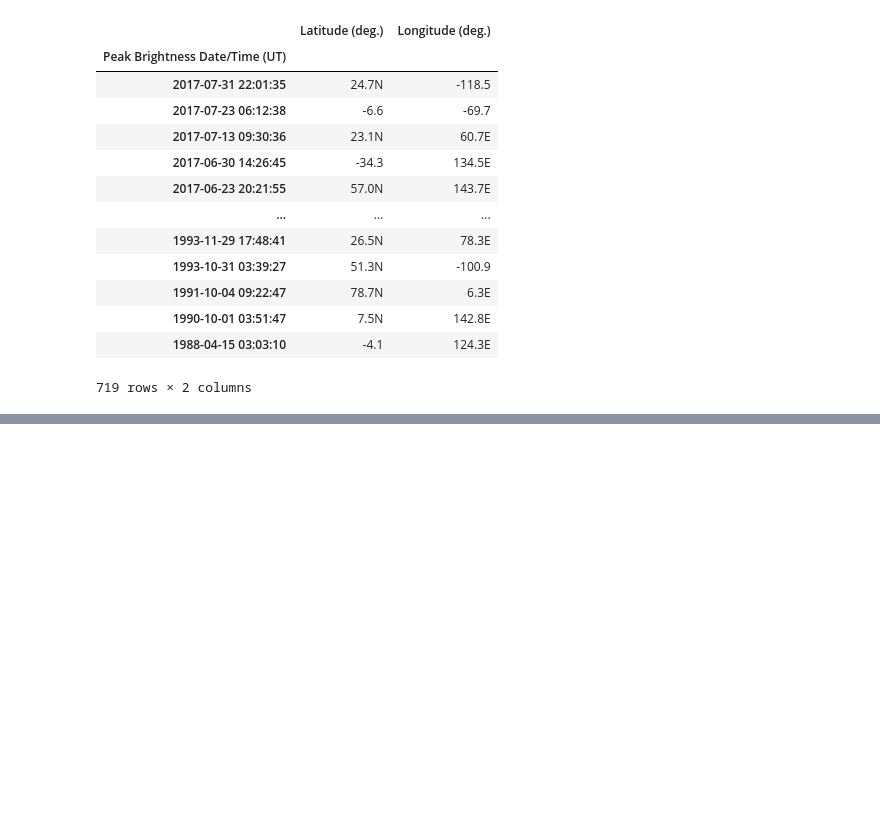
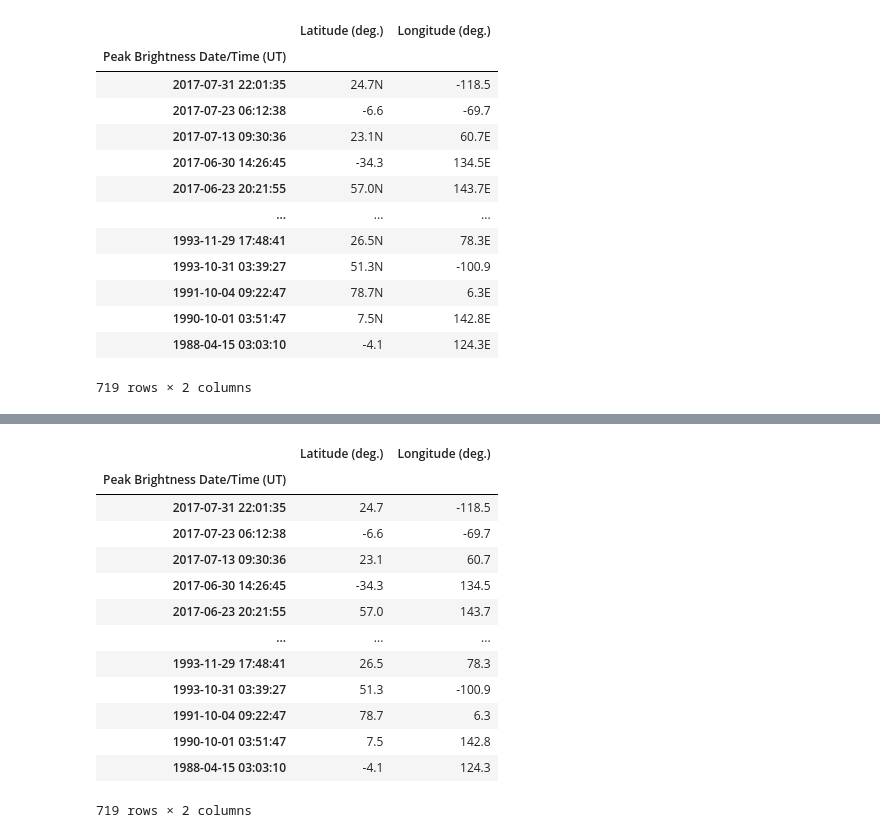
Before and after one commit to rromang/ETL-Project, a Jupyter notebook: Datasets/fireball.ipynb, the cells around one changed output, grey strips where cells are left out. Drawn from its saved outputs; the diff is of its cells as text; code cells hidden in the pictures; blank space fills up the shorter version.

```diff
--- a/Datasets/fireball.ipynb
+++ b/Datasets/fireball.ipynb
@@ -188,0 +251,19 @@ fireball_df
+# %%
+#update fireball df with updated long values
+fireball_df.update(eastern_longitude['Longitude (deg.)'])
+fireball_df
+# %% [output]
+|  | Latitude (deg.) | Longitude (deg.) |
+| Peak Brightness Date/Time (UT) |  |  |
+| 2017-07-31 22:01:35 | 24.7 | -118.5 |
+| 2017-07-23 06:12:38 | -6.6 | -69.7 |
+| 2017-07-13 09:30:36 | 23.1 | 60.7 |
+| 2017-06-30 14:26:45 | -34.3 | 134.5 |
+| 2017-06-23 20:21:55 | 57.0 | 143.7 |
+| ... | ... | ... |
+| 1993-11-29 17:48:41 | 26.5 | 78.3 |
+| 1993-10-31 03:39:27 | 51.3 | -100.9 |
+| 1991-10-04 09:22:47 | 78.7 | 6.3 |
+| 1990-10-01 03:51:47 | 7.5 | 142.8 |
+| 1988-04-15 03:03:10 | -4.1 | 124.3 |
+719 rows × 2 columns
```
Also changed, not shown: parts of 5 cells of this notebook.
